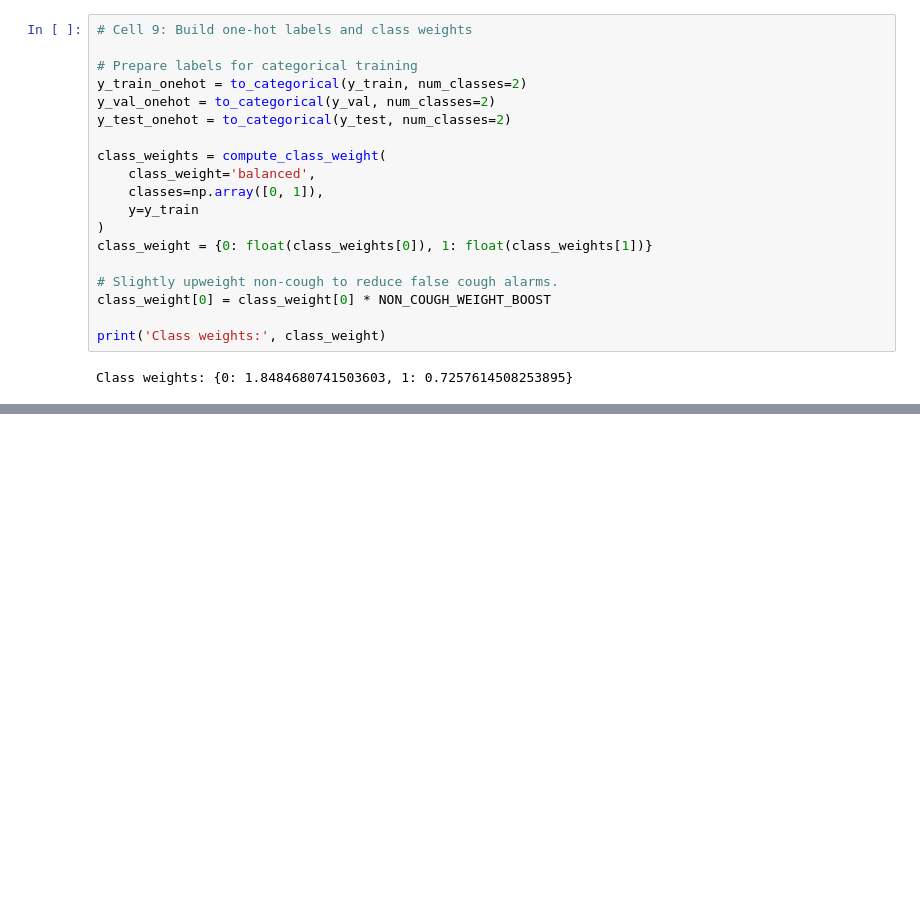
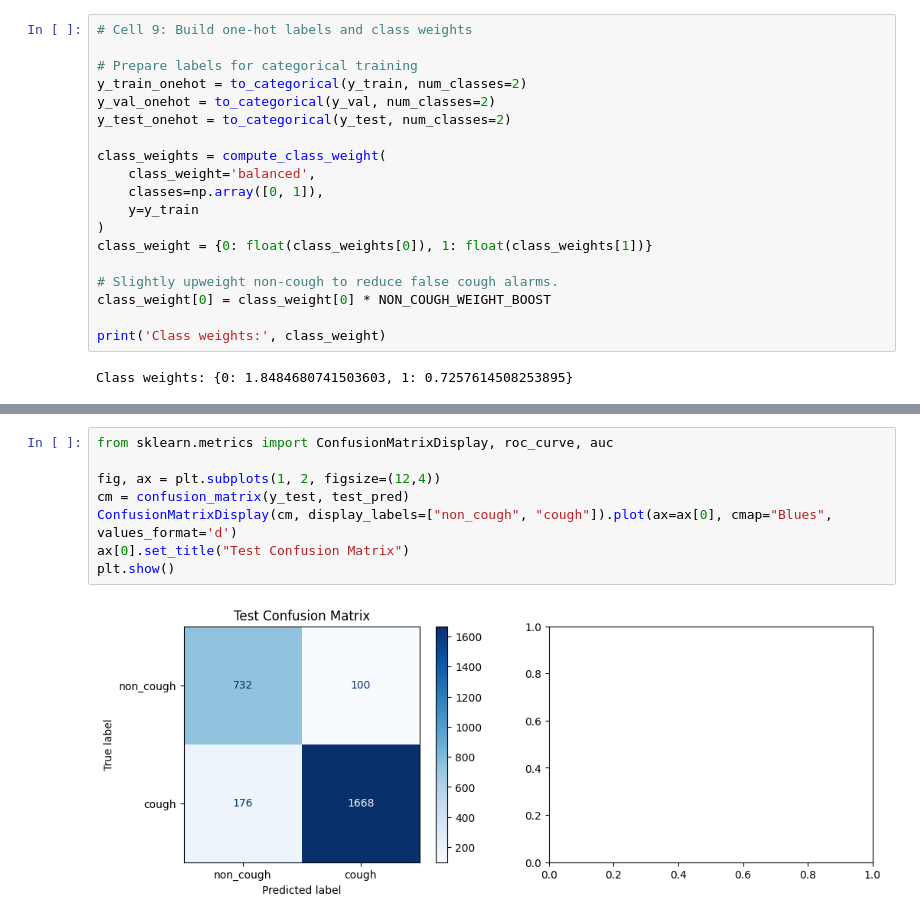
Before and after one commit to amankhanal1960/minor_project, a Jupyter notebook: model/cough_detection_TF.ipynb, the cells around one changed output, grey strips where cells are left out. Drawn from its saved outputs; the diff is of its cells as text; blank space fills up the shorter version.

```diff
--- a/model/cough_detection_TF.ipynb
+++ b/model/cough_detection_TF.ipynb
@@ -782,0 +773,10 @@ plt.show()
+# %%
+from sklearn.metrics import ConfusionMatrixDisplay, roc_curve, auc
+
+fig, ax = plt.subplots(1, 2, figsize=(12,4))
+cm = confusion_matrix(y_test, test_pred)
+ConfusionMatrixDisplay(cm, display_labels=["non_cough", "cough"]).plot(ax=ax[0], cmap="Blues", values_format='d')
+ax[0].set_title("Test Confusion Matrix")
+plt.show()
+# %% [output]
+[figure, added]
```
Also changed, not shown: parts of 8 cells of this notebook, 8 other files.
